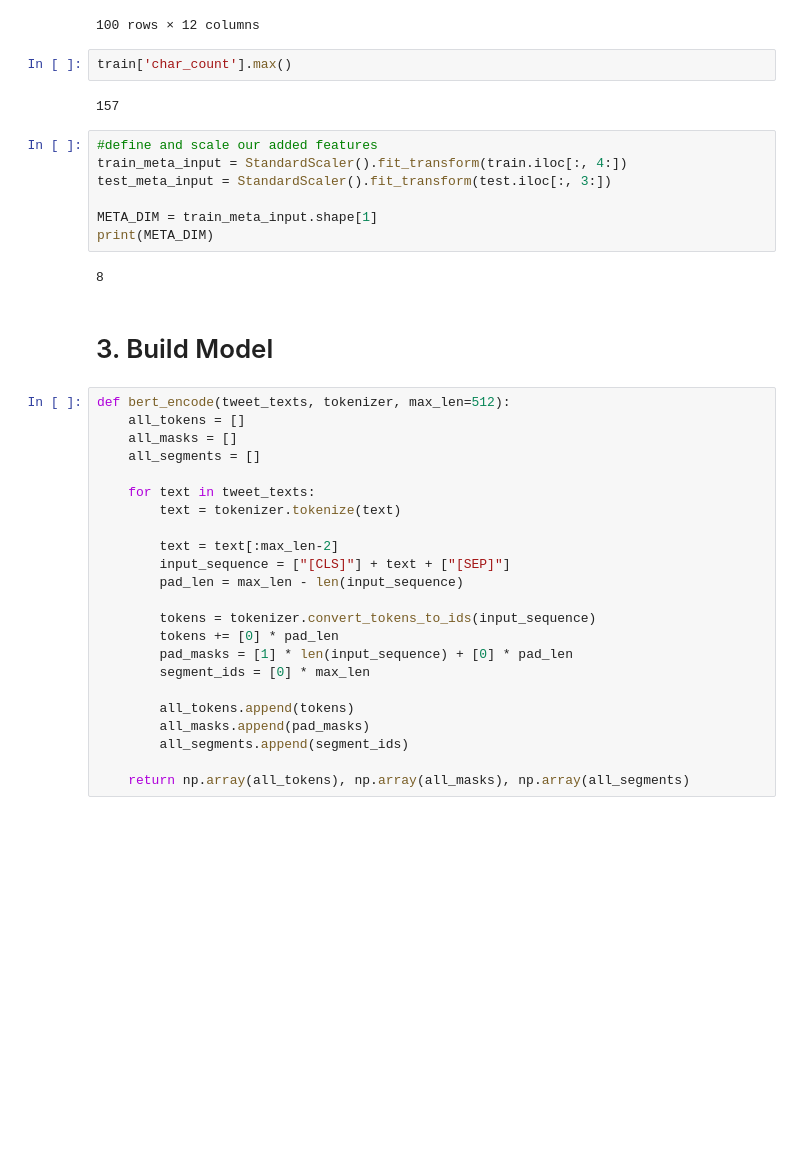
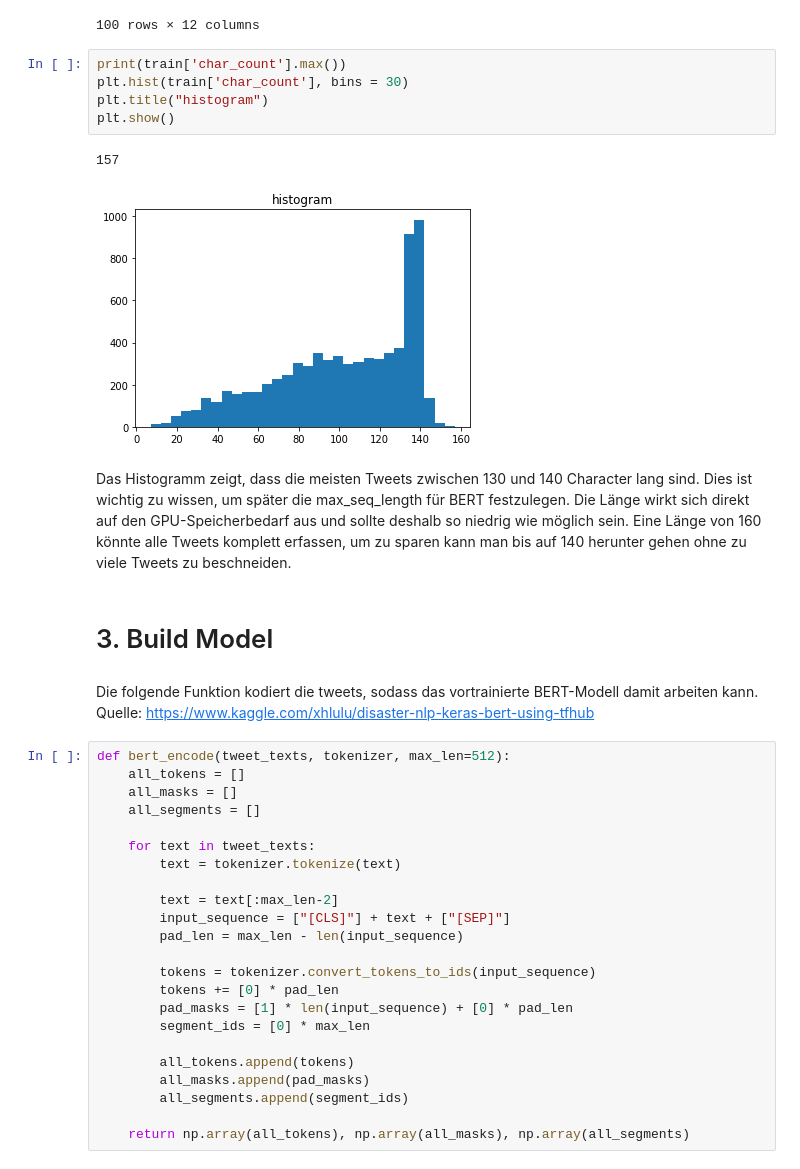
Before and after one commit to jensullrich/DataScienceSS20, a Jupyter notebook: Project/Project_NLP_disaster_tweets.ipynb, the cells around one changed output. Cells and saved outputs as stored; diff of their text form; blank space fills up the shorter version.

```diff
--- a/Project/Project_NLP_disaster_tweets.ipynb
+++ b/Project/Project_NLP_disaster_tweets.ipynb
@@ -272,21 +279,21 @@ train.sort_values(by='keyword_target_mean', ascending=True).head(100)
 | 8385 | ruin | #RedSoxNation | @JulieChen she shouldn't. Being w... | 0 | 17 | 16 | 0 | 4.588235 | ... |
 | 8378 | ruin | Boston | Lol The real issue is the the way... | 0 | 18 | 15 | 1 | 4.722222 | ... |
 100 rows × 12 columns
-# %%
-train['char_count'].max()
-# %% [output]
-157
-# %%
-#define and scale our added features
-train_meta_input = StandardScaler().fit_transform(train.iloc[:, 4:])
-test_meta_input = StandardScaler().fit_transform(test.iloc[:, 3:])
-
-META_DIM = train_meta_input.shape[1]
-print(META_DIM)
-# %% [output]
-8
+# %%
+print(train['char_count'].max())
+plt.hist(train['char_count'], bins = 30)
+plt.title("histogram")
+plt.show()
+# %% [output]
+157
+[figure, added]
+# %% [markdown]
+Das Histogramm zeigt, dass die meisten Tweets zwischen 130 und 140 Character lang sind. Dies ist wichtig zu wissen, um später die max_seq_length für BERT festzulegen. Die Länge wirkt sich direkt auf den GPU-Speicherbedarf aus und sollte deshalb so niedrig wie möglich sein. Eine Länge von 160 könnte alle Tweets komplett erfassen, um zu sparen kann man bis auf 140 herunter gehen ohne zu viele Tweets zu beschneiden.
 # %% [markdown]
 # 3. Build Model
+# %% [markdown]
+Die folgende Funktion kodiert die tweets, sodass das vortrainierte BERT-Modell damit arbeiten kann.
+Quelle: https://www.kaggle.com/xhlulu/disaster-nlp-keras-bert-using-tfhub
 # %%
 def bert_encode(tweet_texts, tokenizer, max_len=512):
     all_tokens = []
```
Also changed, not shown: parts of 33 cells of this notebook.
